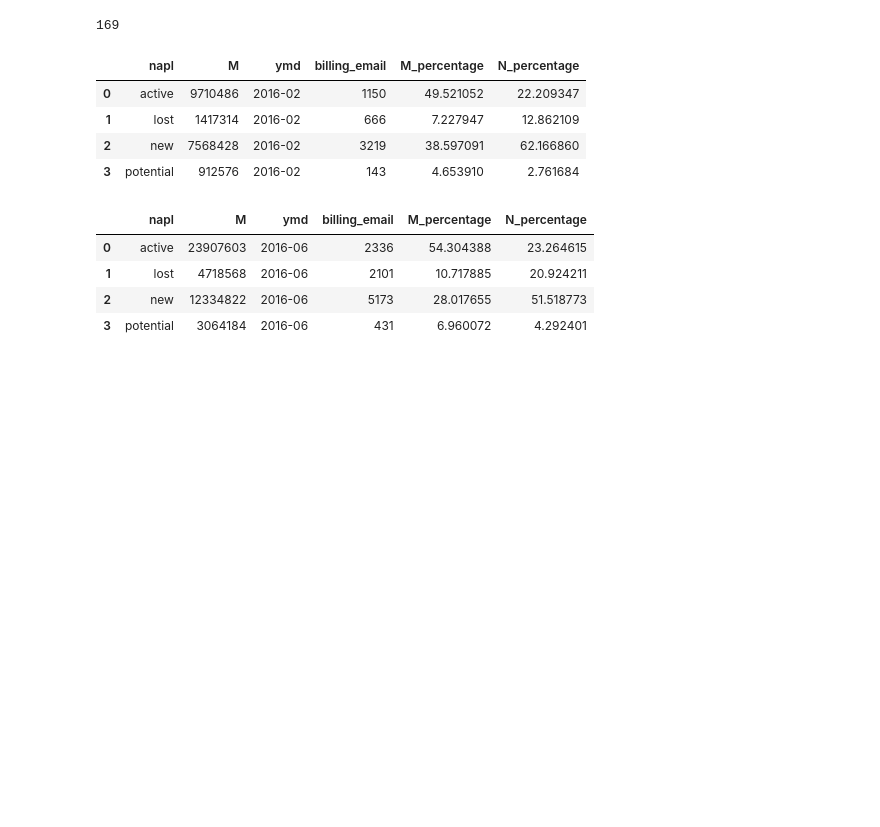
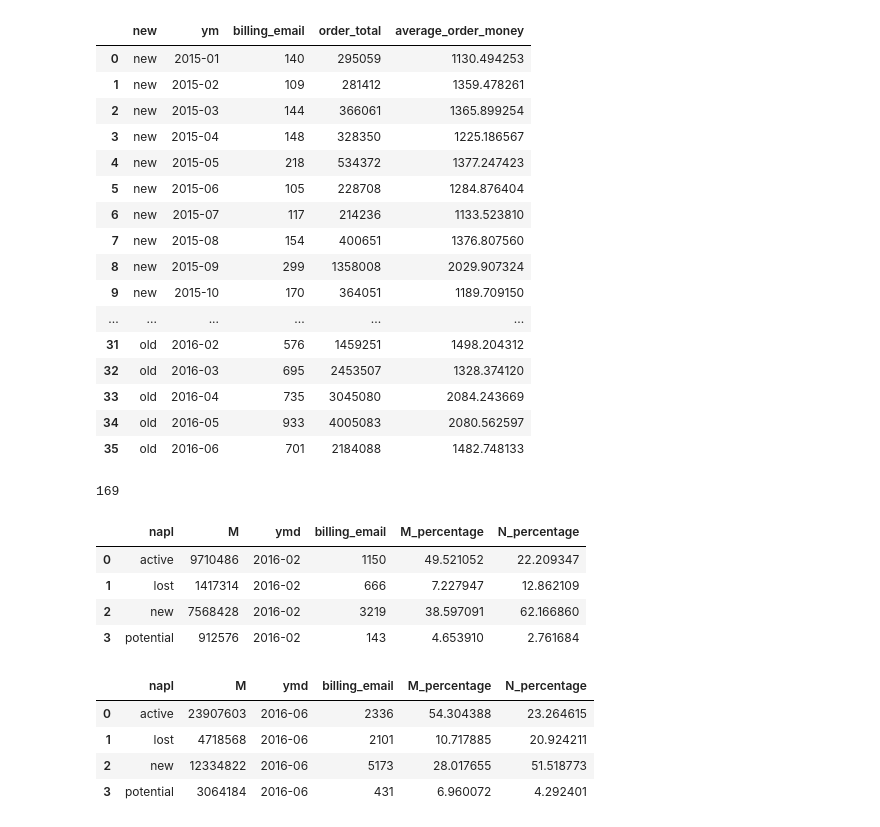
Before and after one commit to Shawnroom/quickbid, a Jupyter notebook: napl.ipynb, the cells around one changed output. Saved outputs shown, nothing was run; the diff lists cells and outputs as text; code cells hidden in the pictures; blank space fills up the shorter version.

```diff
--- a/napl.ipynb
+++ b/napl.ipynb
@@ -22,0 +41,9 @@ before_6 = data.query('ymd <= "2016-06-30"')
+# %%
+new_old_m = before_6.groupby(['new','ym'])['order_total'].sum().reset_index()
+# %%
+new_old_average = before_6.groupby(['new','ym'])['order_total'].mean().reset_index()
+new_old_average = new_old_average.rename(columns = {'order_total':'average_order_money'})
+# %%
+new_old_merge = new_old_n.merge(new_old_m, on=['new','ym'], how='inner')
+# %%
+new_old_merge = new_old_merge.merge(new_old_average, on=['new','ym'], how='inner')
@@ -23,3 +52,23 @@ before_6 = data.query('ymd <= "2016-06-30"')
+# %%
+new_old_merge
+# %% [output]
+|  | new | ym | billing_email | order_total | average_order_money |
+| 0 | new | 2015-01 | 140 | 295059 | 1130.494253 |
+| 1 | new | 2015-02 | 109 | 281412 | 1359.478261 |
+| 2 | new | 2015-03 | 144 | 366061 | 1365.899254 |
+| 3 | new | 2015-04 | 148 | 328350 | 1225.186567 |
+| 4 | new | 2015-05 | 218 | 534372 | 1377.247423 |
+| 5 | new | 2015-06 | 105 | 228708 | 1284.876404 |
+| 6 | new | 2015-07 | 117 | 214236 | 1133.523810 |
+| 7 | new | 2015-08 | 154 | 400651 | 1376.807560 |
+| 8 | new | 2015-09 | 299 | 1358008 | 2029.907324 |
+| 9 | new | 2015-10 | 170 | 364051 | 1189.709150 |
+| ... | ... | ... | ... | ... | ... |
+| 31 | old | 2016-02 | 576 | 1459251 | 1498.204312 |
+| 32 | old | 2016-03 | 695 | 2453507 | 1328.374120 |
+| 33 | old | 2016-04 | 735 | 3045080 | 2084.243669 |
+| 34 | old | 2016-05 | 933 | 4005083 | 2080.562597 |
+| 35 | old | 2016-06 | 701 | 2184088 | 1482.748133 |
 # %%
 def GetRFM(data):
     nowday = pd.to_datetime(data['ymd'].max())
```
Also changed, not shown: parts of 5 cells of this notebook.
